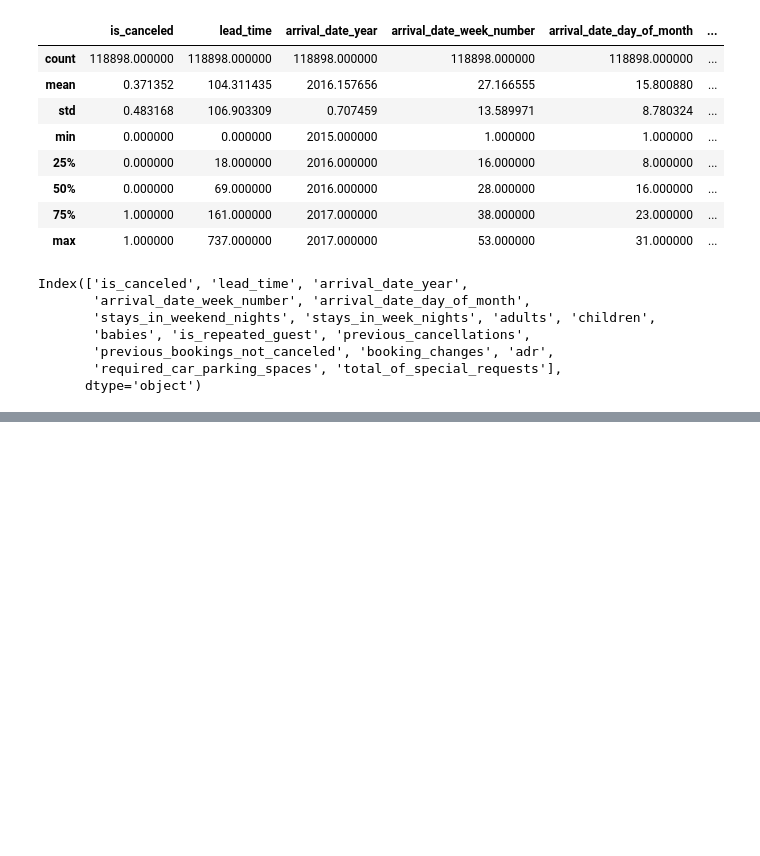
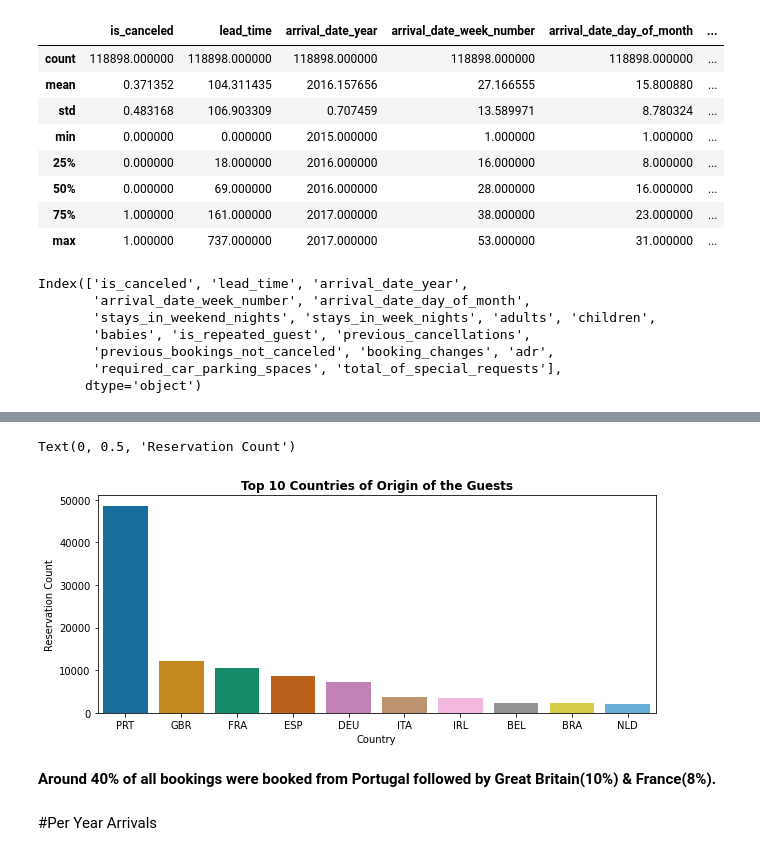
Before and after one commit to ravali-muta/Hotel-Booking-Analysis, a Jupyter notebook: Hotel_Booking_Analysis_.ipynb, the cells around one changed output, grey strips where cells are left out. Drawn from its saved outputs; the diff is of its cells as text; code cells hidden in the pictures; blank space fills up the shorter version.

```diff
--- a/Hotel_Booking_Analysis_.ipynb
+++ b/Hotel_Booking_Analysis_.ipynb
@@ -162,0 +232,13 @@ Index(['is_canceled', 'lead_time', 'arrival_date_year',
+# %%
+plt.figure(figsize = (10,4))
+sns.countplot(x='country', data=df,order=pd.value_counts(df['country']).iloc[:10].index,palette= 'colorblind')
+plt.title('Top 10 Countries of Origin of the Guests', weight='bold')
+plt.xlabel('Country')
+plt.ylabel('Reservation Count')
+# %% [output]
+Text(0, 0.5, 'Reservation Count')
+[figure, added]
+# %% [markdown]
+**Around 40% of all bookings were booked from Portugal followed by Great Britain(10%) & France(8%).**
+# %% [markdown]
+#Per Year Arrivals
```
Also changed, not shown: parts of 57 cells of this notebook.
